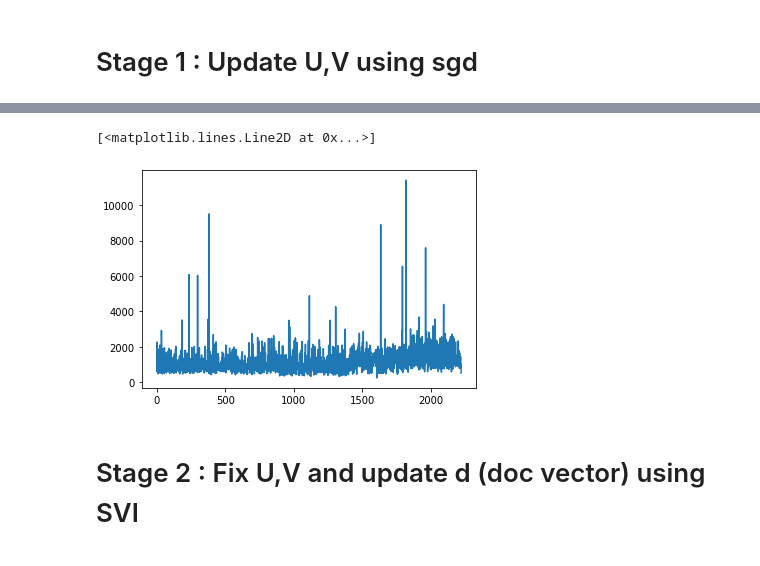
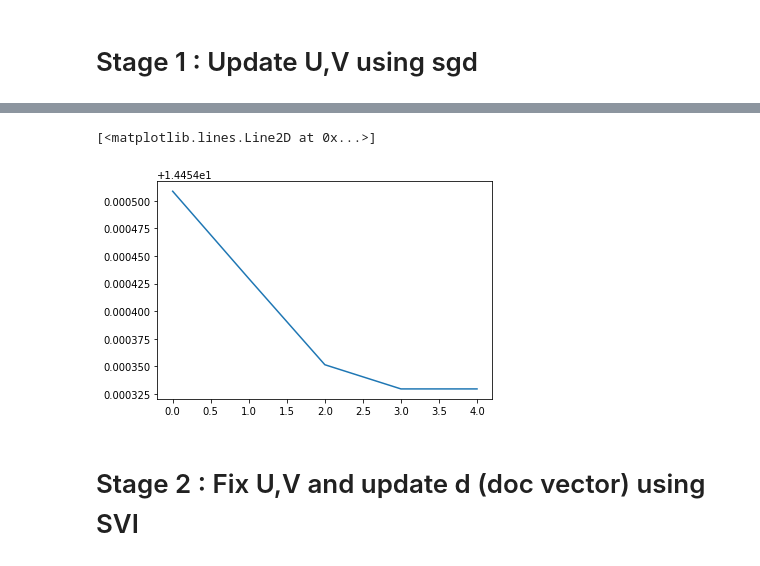
Before and after one commit to Chinmay41018/mlppGMMClustering, a Jupyter notebook: bayesian_paragraph_vector_stage1_2.ipynb, the cells around one changed output, grey strips where cells are left out. Drawn from its saved outputs; the diff is of its cells as text; code cells hidden in the pictures.

```diff
--- a/bayesian_paragraph_vector_stage1_2.ipynb
+++ b/bayesian_paragraph_vector_stage1_2.ipynb
@@ -153,8 +149,14 @@ Iteration : 2201, logProb : 884.438720703125
-# %%
-plt.plot(loss)
-# %% [output]
-[<matplotlib.lines.Line2D at 0x...>]
-[figure, removed]
+# %%
+iterationLoss = []
+for i in range(5):
+    count = 0
+    for j in range(len_):
+        count += loss[i+j]
+    iterationLoss.append(count)
+plt.plot(np.log(np.array(iterationLoss)))
+# %% [output]
+[<matplotlib.lines.Line2D at 0x...>]
+[figure, added]
 # %%
 # lamb = 0.01
 # phi = 0.01
```
Also changed, not shown: parts of 11 cells of this notebook, 5 other files.
